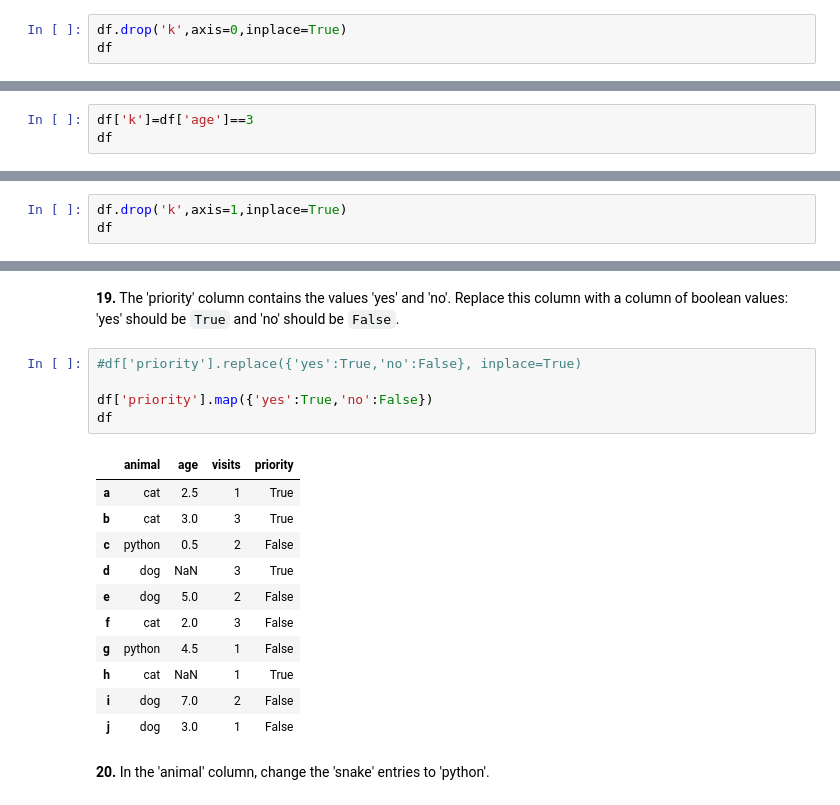
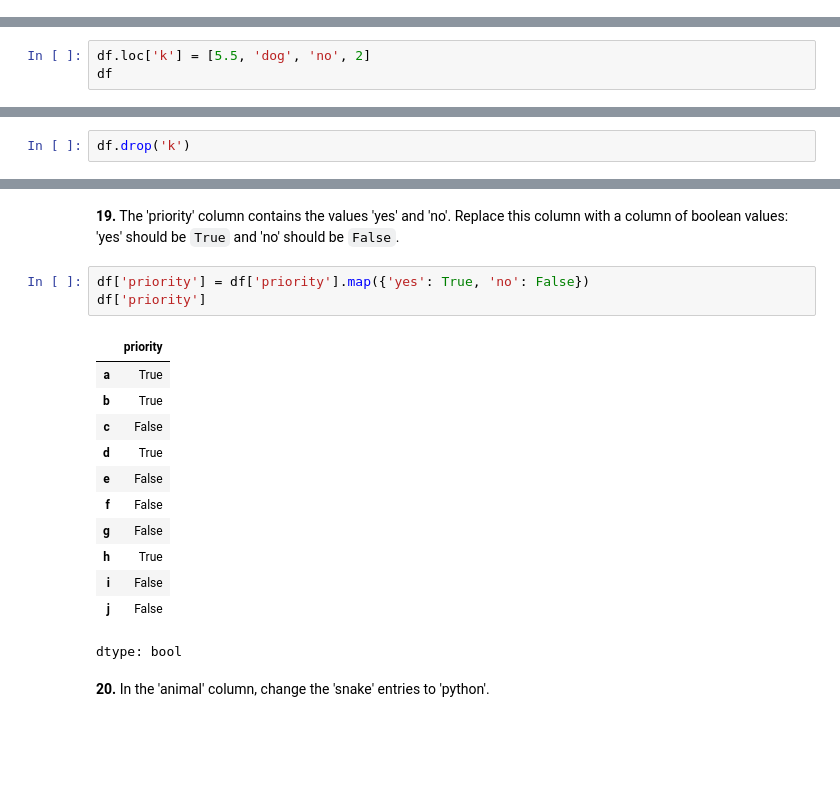
Before and after one commit to Younesselalaoui/100-pandas-puzzles, a Jupyter notebook: 100-pandas-puzzles.ipynb, the cells around one changed output, grey strips where cells are left out. Cells and saved outputs as stored; diff of their text form; blank space fills up the shorter version.

```diff
--- a/100-pandas-puzzles.ipynb
+++ b/100-pandas-puzzles.ipynb
@@ -310,3 +178,0 @@ df
-# %%
-df.drop('k',axis=0,inplace=True)
-df
@@ -407,5 +207,2 @@ dtype: float64
 # %% [markdown]
 **16.** Append a new row 'k' to `df` with your choice of values for each column. Then delete that row to return the original DataFrame.
-# %%
-df['k']=df['age']==3
-df
@@ -423,0 +209,3 @@ df
+# %%
+df.loc['k'] = [5.5, 'dog', 'no', 2]
+df
@@ -424,6 +225,5 @@ df
 # %%
-df.drop('k',axis=1,inplace=True)
-df
+df.drop('k')
 # %% [output]
 |  | animal | age | visits | priority |
 | a | cat | 2.5 | 1 | yes |
@@ -478,22 +266,21 @@ df.sort_values(by=['age','visits'],ascending=[False,True])
 # %% [markdown]
 **19.** The 'priority' column contains the values 'yes' and 'no'. Replace this column with a column of boolean values: 'yes' should be `True` and 'no' should be `False`.
 # %%
-#df['priority'].replace({'yes':True,'no':False}, inplace=True)
-
-df['priority'].map({'yes':True,'no':False})
-df
+df['priority'] = df['priority'].map({'yes': True, 'no': False})
+df['priority']
 # %% [output]
-|  | animal | age | visits | priority |
-| a | cat | 2.5 | 1 | True |
-| b | cat | 3.0 | 3 | True |
-| c | python | 0.5 | 2 | False |
-| d | dog | NaN | 3 | True |
-| e | dog | 5.0 | 2 | False |
-| f | cat | 2.0 | 3 | False |
-| g | python | 4.5 | 1 | False |
-| h | cat | NaN | 1 | True |
-| i | dog | 7.0 | 2 | False |
-| j | dog | 3.0 | 1 | False |
+|  | priority |
+| a | True |
+| b | True |
+| c | False |
+| d | True |
+| e | False |
+| f | False |
+| g | False |
+| h | True |
+| i | False |
+| j | False |
+dtype: bool
 # %% [markdown]
 **20.** In the 'animal' column, change the 'snake' entries to 'python'.
 # %%
```
Also changed, not shown: parts of 53 cells of this notebook.
